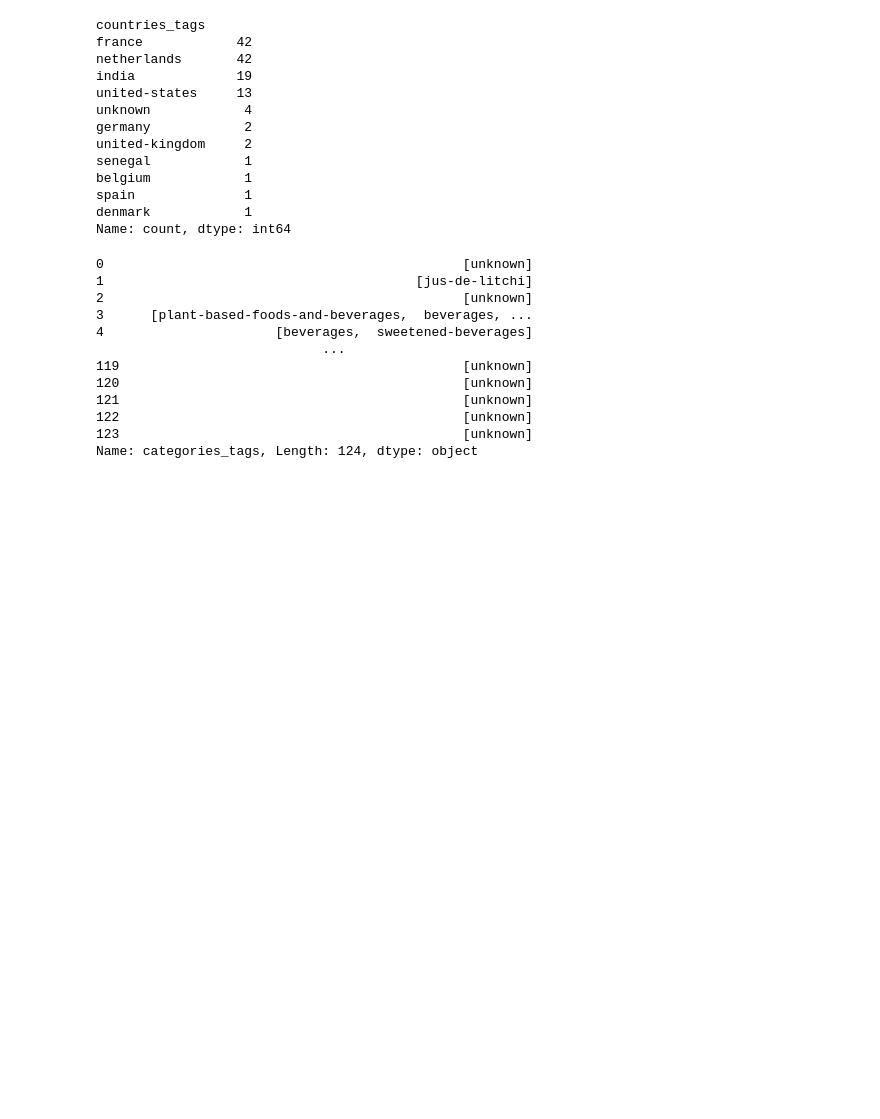
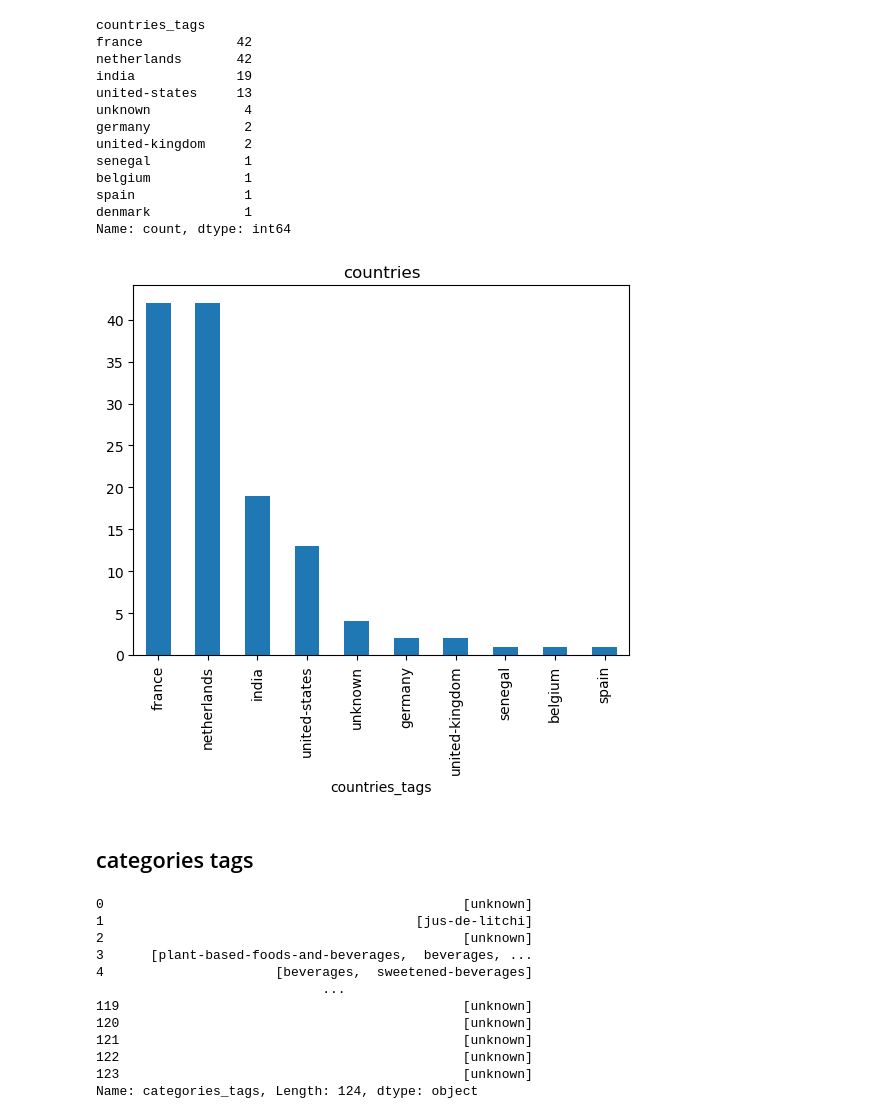
Before and after one commit to Codon-s/cpg-product-intelligence, a Jupyter notebook: prashant.ipynb, the cells around one changed output. Drawn from its saved outputs; the diff is of its cells as text; code cells hidden in the pictures; blank space fills up the shorter version.

```diff
--- a/prashant.ipynb
+++ b/prashant.ipynb
@@ -161,6 +159,13 @@ belgium            1
 spain              1
 denmark            1
 Name: count, dtype: int64
+# %%
+country_graph = exploded.value_counts().head(10).plot(kind='bar' ,title='countries')
+plt.show()
+# %% [output]
+[figure, added]
+# %% [markdown]
+## categories tags
 # %%
 raw_categories=df.categories_tags.str.split(',')
 raw_categories
```
Also changed, not shown: parts of 85 cells of this notebook.
